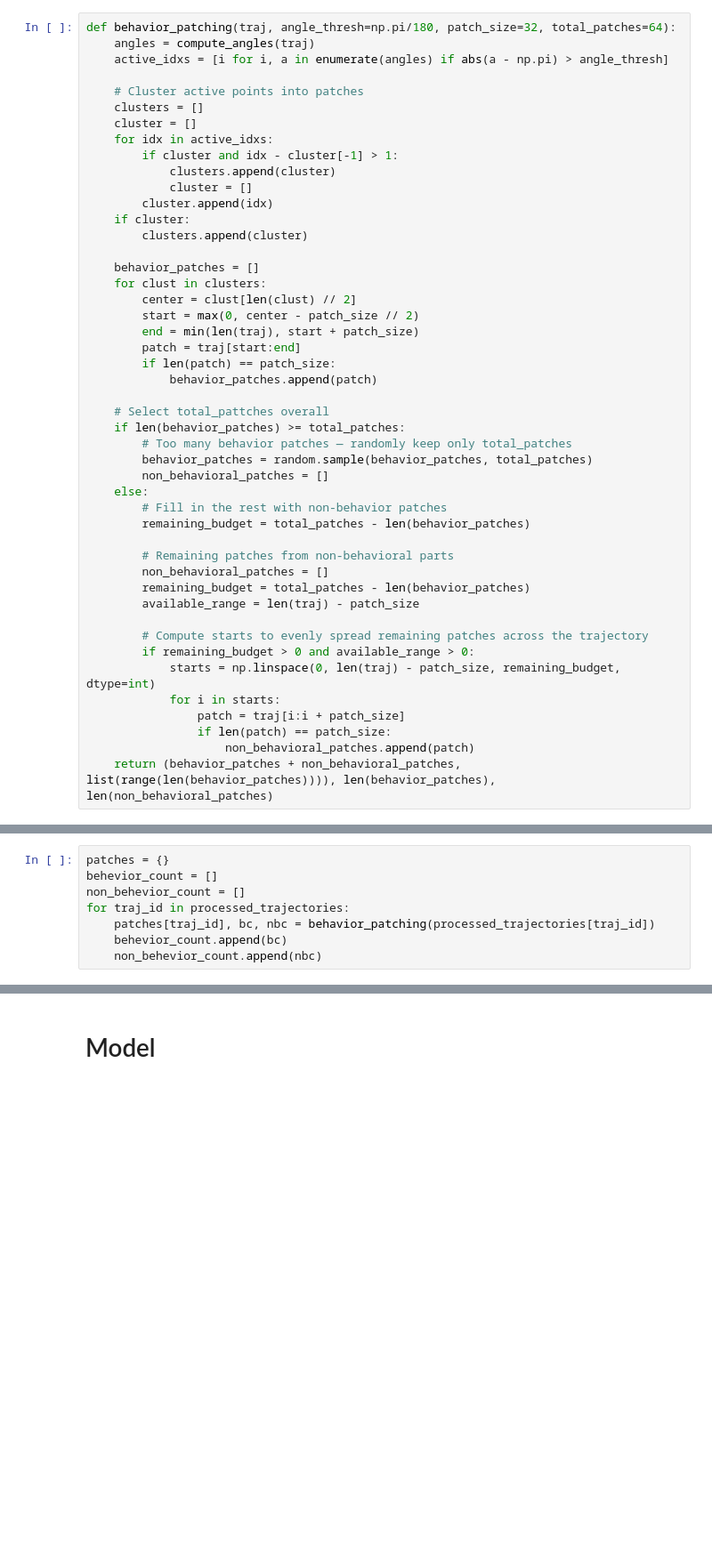
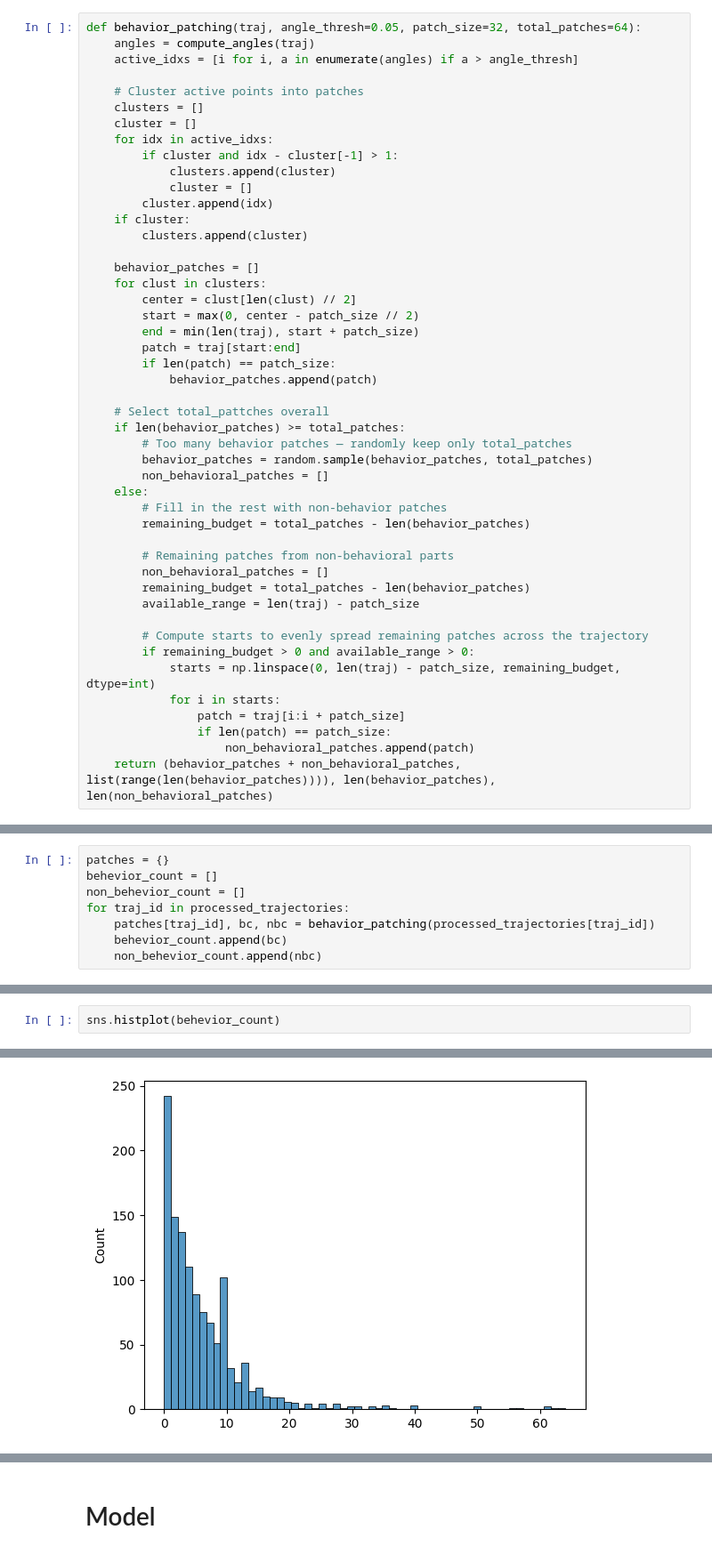
Before and after one commit to bar-katz/Flight_Anomalies, a Jupyter notebook: flight2vec.ipynb, the cells around one changed output, grey strips where cells are left out. Shown at 89% size. Saved outputs shown, nothing was run; the diff lists cells and outputs as text; blank space fills up the shorter version.

```diff
--- a/flight2vec.ipynb
+++ b/flight2vec.ipynb
@@ -159,9 +207,9 @@ def compute_angles(traj, k=1):
 
     return angles
 # %%
-def behavior_patching(traj, angle_thresh=np.pi/180, patch_size=32, total_patches=64):
+def behavior_patching(traj, angle_thresh=0.05, patch_size=32, total_patches=64):
     angles = compute_angles(traj)
-    active_idxs = [i for i, a in enumerate(angles) if abs(a - np.pi) > angle_thresh]
+    active_idxs = [i for i, a in enumerate(angles) if a > angle_thresh]
 
     # Cluster active points into patches
     clusters = []
@@ -317,0 +444,3 @@ def plot_trajectory_with_patch_indices(traj, indexed_patches, behavior_count):
+# %%
+sns.histplot(behevior_count)
+# %% [output]
@@ -317,0 +448 @@ def plot_trajectory_with_patch_indices(traj, indexed_patches, behavior_count):
+[figure, added]
```
Also changed, not shown: parts of 40 cells of this notebook.
